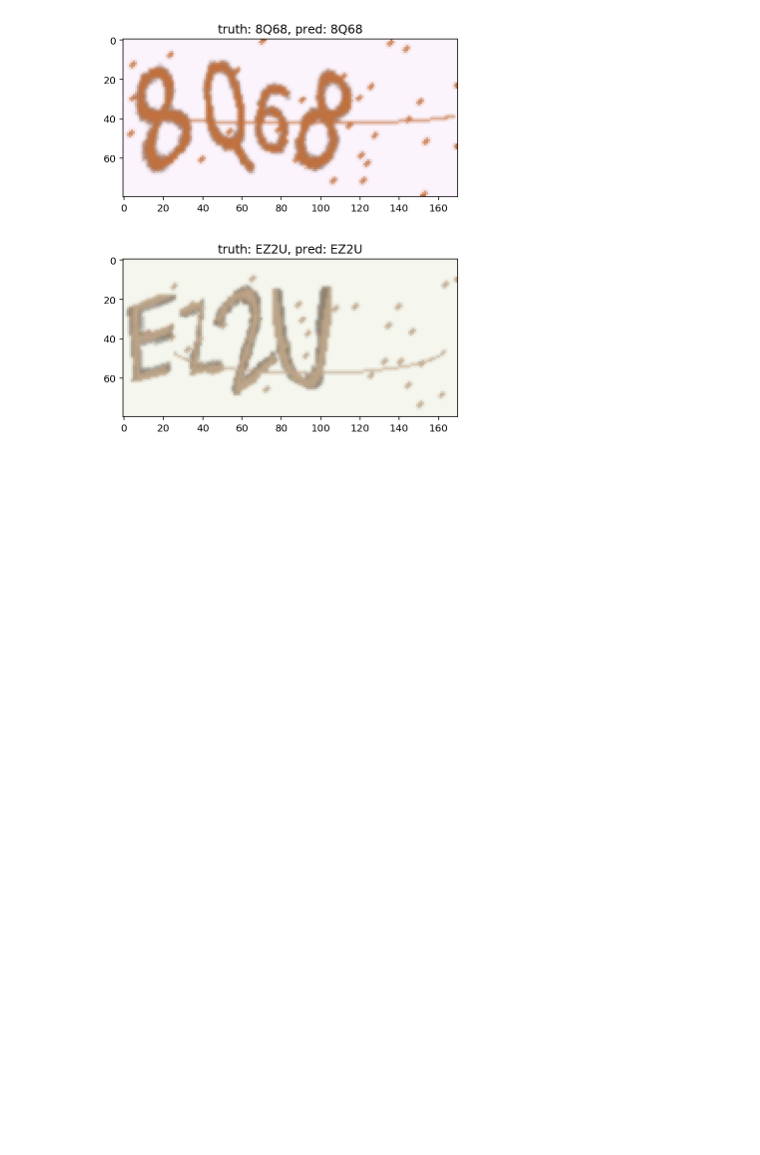
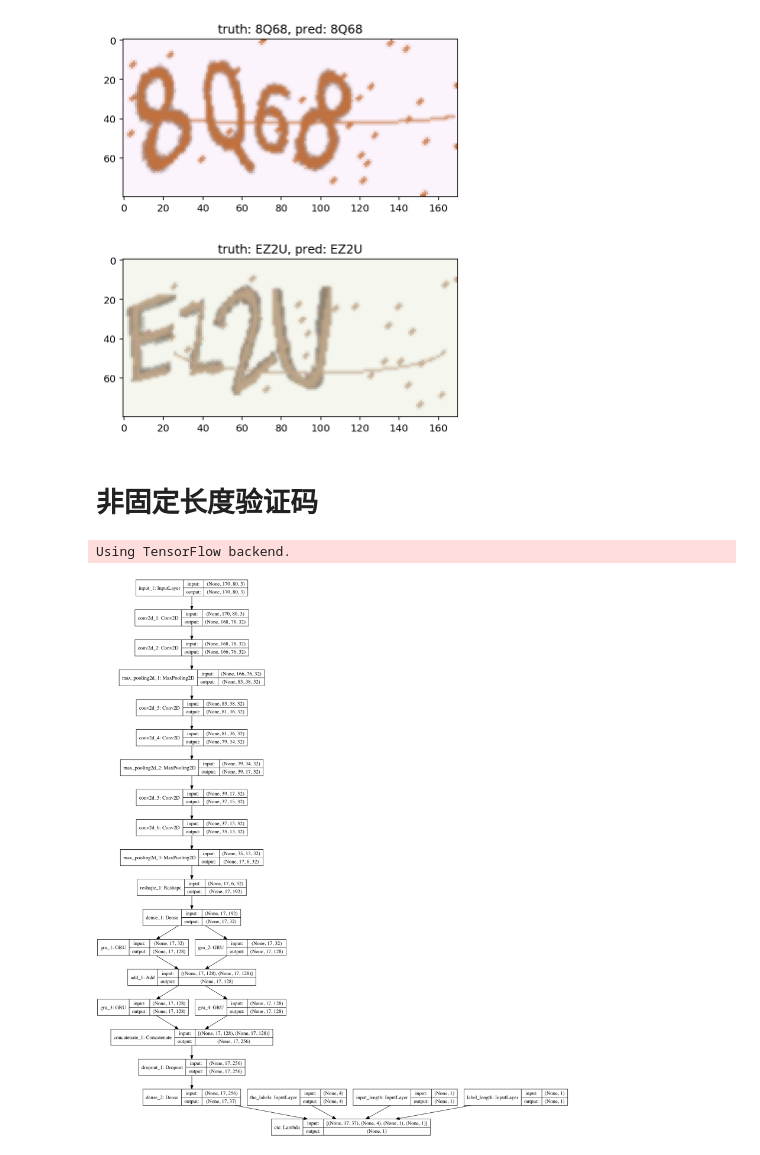
Before and after one commit to wikke/Captcha-Recognizer, a Jupyter notebook: Captcha.ipynb, the cells around one changed output. Drawn from its saved outputs; the diff is of its cells as text; code cells hidden in the pictures; blank space fills up the shorter version.

```diff
--- a/Captcha.ipynb
+++ b/Captcha.ipynb
@@ -154,3 +148,5 @@ for i in range(5):
 [figure]
 [figure]
 [figure]
+# %% [markdown]
+# 非固定长度验证码
@@ -156,0 +157,14 @@ for i in range(5):
+# %%
+from keras.models import *
+from keras.layers import *
+# from keras.layers import add
+from keras import backend as K
+from keras.callbacks import *
+
+def ctc_lambda_func(args):
+    y_pred, labels, input_length, label_length = args
+    # the 2 is critical here since the first couple outputs of the RNN tend to be garbage
+    y_pred = y_pred[:, 2:, :]
+    return K.ctc_batch_cost(labels, y_pred, input_length, label_length)
+# %% [output]
+Using TensorFlow backend.
@@ -156,0 +216,7 @@ for i in range(5):
+# %%
+from keras.utils.vis_utils import plot_model
+from IPython.display import Image
+plot_model(ctc_model, to_file="/tmp/ctc_model.png", show_shapes=True)
+Image('/tmp/ctc_model.png')
+# %% [output]
+[figure, added]
```
Also changed, not shown: parts of 17 cells of this notebook, 7 other files.
